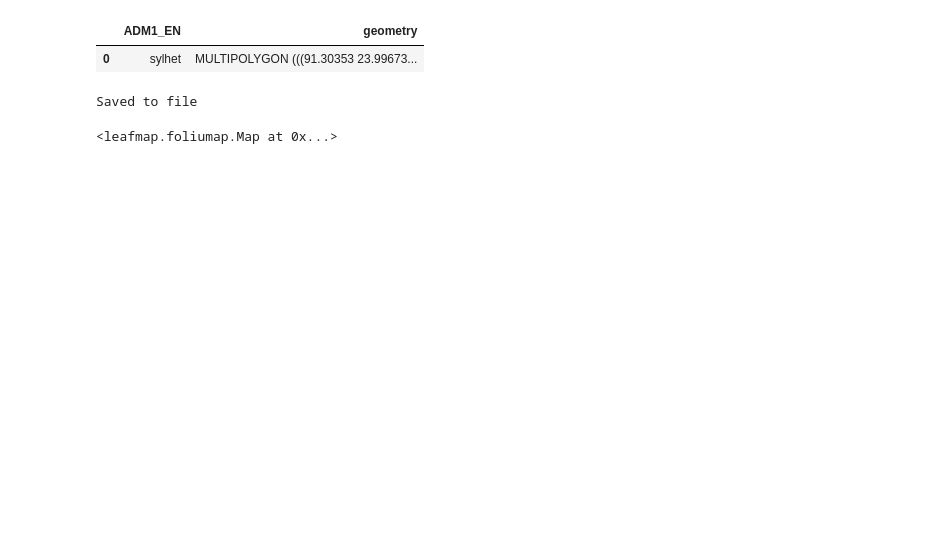
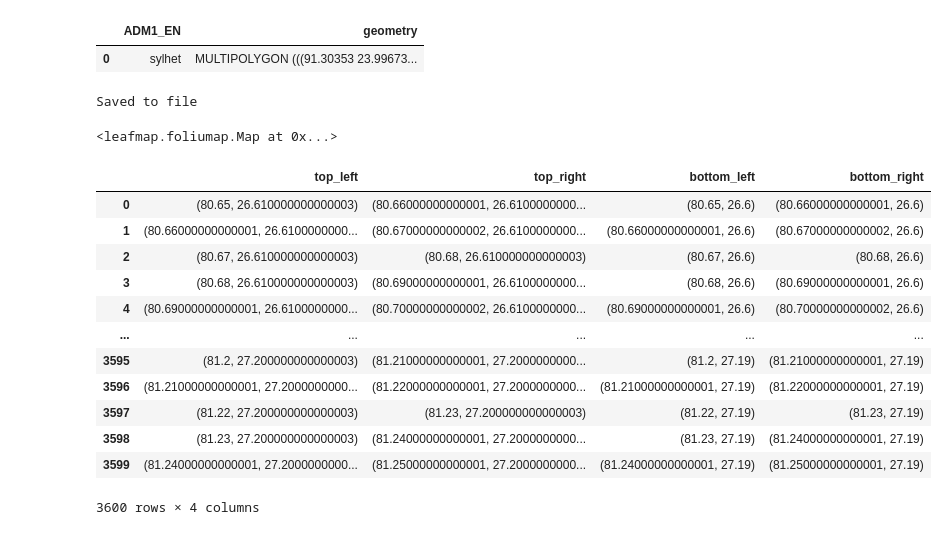
Before and after one commit to rishabh-mondal/notebooks, a Jupyter notebook: raw_shapefile_to_regions_shapes.ipynb, the cells around one changed output. Drawn from its saved outputs; the diff is of its cells as text; code cells hidden in the pictures; blank space fills up the shorter version.

```diff
--- a/raw_shapefile_to_regions_shapes.ipynb
+++ b/raw_shapefile_to_regions_shapes.ipynb
@@ -72,0 +73,32 @@ display(m)
+# %%
+import geopandas as gpd
+
+# Load shapefile and reproject to EPSG:4326 (WGS 84)
+shapefile_path = "/home/patel_zeel/kiln_compass_24/raw_shapefiles/grids_lucknow.kml"
+df = gpd.read_file(shapefile_path).to_crs(epsg=4326)
+
+# Extract bounding box coordinates
+df["xmin"], df["ymin"], df["xmax"], df["ymax"] = df.geometry.bounds.values.T
+
+# Compute the four corner coordinates
+df["top_left"] = list(zip(df["xmin"], df["ymax"]))
+df["top_right"] = list(zip(df["xmax"], df["ymax"]))
+df["bottom_left"] = list(zip(df["xmin"], df["ymin"]))
+df["bottom_right"] = list(zip(df["xmax"], df["ymin"]))
+
+# Display the last few rows
+display(df[["top_left", "top_right", "bottom_left", "bottom_right"]])
+# %% [output]
+|  | top_left | top_right | bottom_left | bottom_right |
+| 0 | (80.65, 26.610000000000003) | (80.66000000000001, 26.6100000000... | (80.65, 26.6) | (80.66000000000001, 26.6) |
+| 1 | (80.66000000000001, 26.6100000000... | (80.67000000000002, 26.6100000000... | (80.66000000000001, 26.6) | (80.67000000000002, 26.6) |
+| 2 | (80.67, 26.610000000000003) | (80.68, 26.610000000000003) | (80.67, 26.6) | (80.68, 26.6) |
+| 3 | (80.68, 26.610000000000003) | (80.69000000000001, 26.6100000000... | (80.68, 26.6) | (80.69000000000001, 26.6) |
+| 4 | (80.69000000000001, 26.6100000000... | (80.70000000000002, 26.6100000000... | (80.69000000000001, 26.6) | (80.70000000000002, 26.6) |
+| ... | ... | ... | ... | ... |
+| 3595 | (81.2, 27.200000000000003) | (81.21000000000001, 27.2000000000... | (81.2, 27.19) | (81.21000000000001, 27.19) |
+| 3596 | (81.21000000000001, 27.2000000000... | (81.22000000000001, 27.2000000000... | (81.21000000000001, 27.19) | (81.22000000000001, 27.19) |
+| 3597 | (81.22, 27.200000000000003) | (81.23, 27.200000000000003) | (81.22, 27.19) | (81.23, 27.19) |
+| 3598 | (81.23, 27.200000000000003) | (81.24000000000001, 27.2000000000... | (81.23, 27.19) | (81.24000000000001, 27.19) |
+| 3599 | (81.24000000000001, 27.2000000000... | (81.25000000000001, 27.2000000000... | (81.24000000000001, 27.19) | (81.25000000000001, 27.19) |
+3600 rows × 4 columns
```
Also changed, not shown: parts of 6 cells of this notebook, 6 other files.
